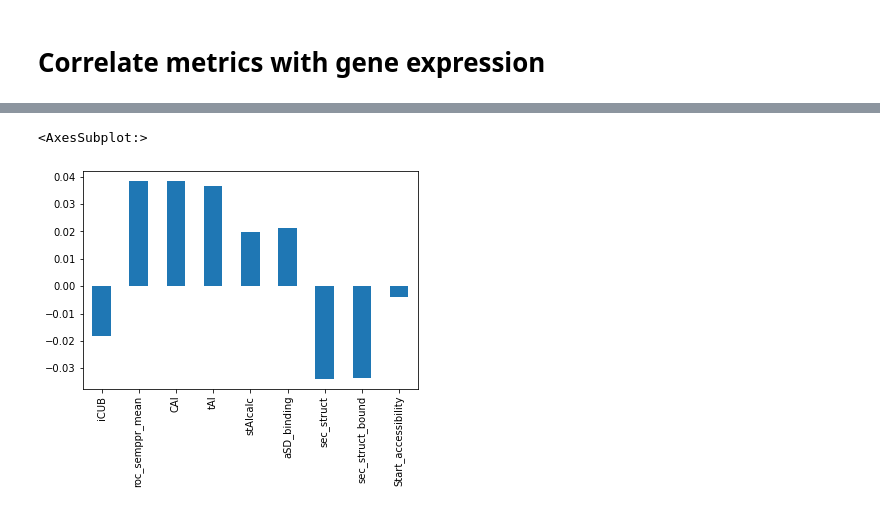
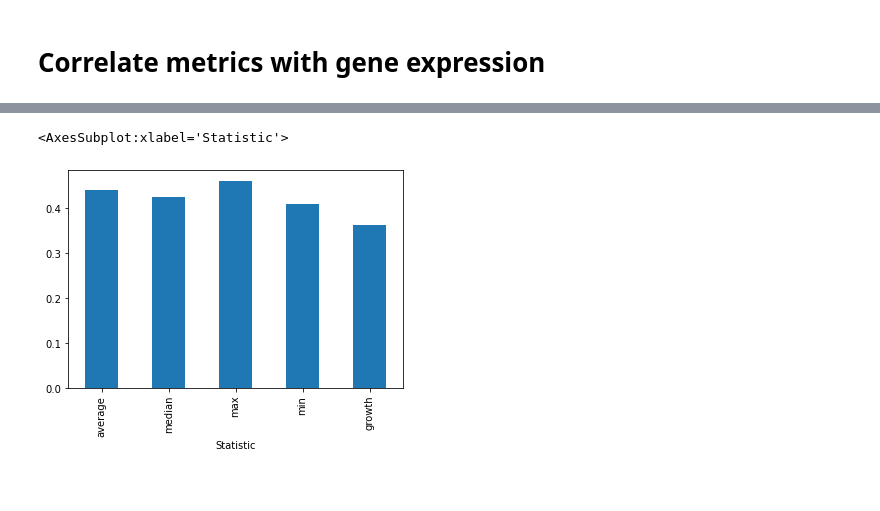
Before and after one commit to adamhockenberry/Growth-expression-translation, a Jupyter notebook: Code/expression_metrics_comp_SBS.ipynb, the cells around one changed output, grey strips where cells are left out. Saved outputs shown, nothing was run; the diff lists cells and outputs as text; code cells hidden in the pictures; blank space fills up the shorter version.

Commit message:
Added multivariate analyses to notebook and outputted cleaned tables.

```diff
--- a/Code/expression_metrics_comp_SBS.ipynb
+++ b/Code/expression_metrics_comp_SBS.ipynb
@@ -167,0 +93,4 @@ for g in expression_final_df.values:
+# %%
+#Combine ecoli and expression summary datasets
+ecoli_df = ecoli_df.merge(expression_summ_df, left_on = 'locus_tag', right_index = True)
+ecoli_df
@@ -168,15 +111,17 @@ for g in expression_final_df.values:
 # %%
 def calc_metric_correlation(metric):
     #Correlation between metric and average gene expression
-    avg_rho, p = stats.spearmanr(ecoli_clean_df[metric], avg_expression_list)
+    avg_rho, p = stats.spearmanr(ecoli_df[metric], ecoli_df['average'])
     #Correlation between metric and median gene expression
-    med_rho, p = stats.spearmanr(ecoli_clean_df[metric], med_expression_list)
+    med_rho, p = stats.spearmanr(ecoli_df[metric], ecoli_df['median'])
     #Correlation between metric and max gene expression
-    max_rho, p = stats.spearmanr(ecoli_clean_df[metric], max_expression_list)
+    max_rho, p = stats.spearmanr(ecoli_df[metric], ecoli_df['max'])
     #Correlation between metric and min gene expression
-    min_rho, p = stats.spearmanr(ecoli_clean_df[metric], min_expression_list)
+    min_rho, p = stats.spearmanr(ecoli_df[metric], ecoli_df['min'])
+    #Correlation between metric and growth correlation
+    growth_rho, p = stats.spearmanr(ecoli_df[metric], ecoli_df['growth_correlation'])
 
-    return [avg_rho, med_rho, max_rho, min_rho]
+    return [avg_rho, med_rho, max_rho, min_rho, growth_rho]
 # %%
 #Calculate each metric's correlation with gene expression data
 icub_corr_list = calc_metric_correlation('iCUB')
@@ -190,4 +135,6 @@ ss_bound_corrr_list = calc_metric_correlation('sec_struct_bound')
 accessibility_list = calc_metric_correlation('Start_accessibility')
 # %%
 #Create dataframe for bar plots
-metrics_corr = pd.DataFrame(zip(icub_corr_list, roc_corr_list, cai_corr_list, tai_corr_list, staicalc_corr_list, asd_corr_list, ss_corr_list, ss_bound_corrr_list, accessibility_list), columns=['iCUB', 'roc_semppr_mean', 'CAI', 'tAI', 'stAIcalc', 'aSD_binding', 'sec_struct', 'sec_struct_bound', 'Start_accessibility'])
+metrics_corr_df = pd.DataFrame(zip(icub_corr_list, roc_corr_list, cai_corr_list, tai_corr_list, staicalc_corr_list, asd_corr_list, ss_corr_list, ss_bound_corrr_list, accessibility_list), columns=['iCUB', 'roc_semppr_mean', 'CAI', 'tAI', 'stAIcalc', 'aSD_binding', 'sec_struct', 'sec_struct_bound', 'Start_accessibility'], index=['average', 'median', 'max', 'min', 'growth'])
+# %%
+metrics_corr_df.index.name = 'Statistic'
@@ -194,6 +153,6 @@ metrics_corr = pd.DataFrame(zip(icub_corr_list, roc_corr_list, cai_corr_list, ta
 # %%
-#Bar plot of average gene expression correlations
-metrics_corr.loc[0].plot.bar(x='Metric', y='Spearman')
+#Bar chart of on metric's correlation with expression summary stats
+metrics_corr_df['CAI'].plot.bar(x='Metric', y='Spearman')
 # %% [output]
-<AxesSubplot:>
+<AxesSubplot:xlabel='Statistic'>
-[figure, old version]
+[figure, new version]
```
Also changed, not shown: parts of 53 cells of this notebook, 3 other files.
